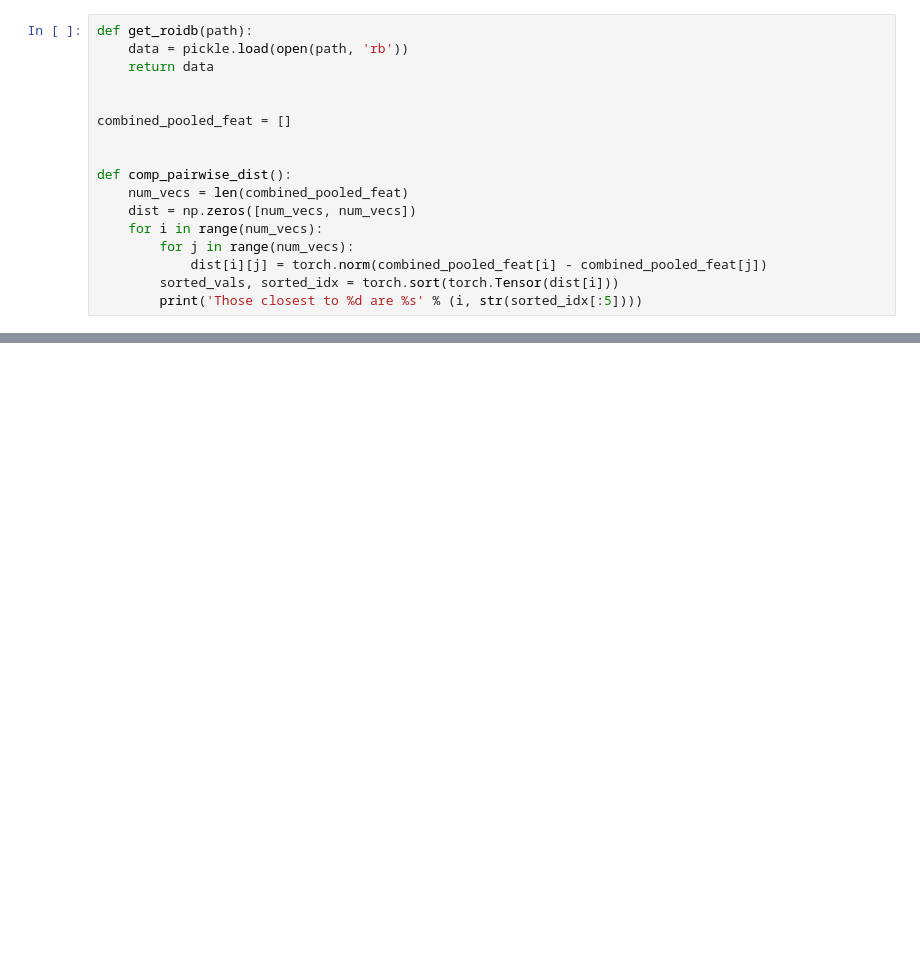
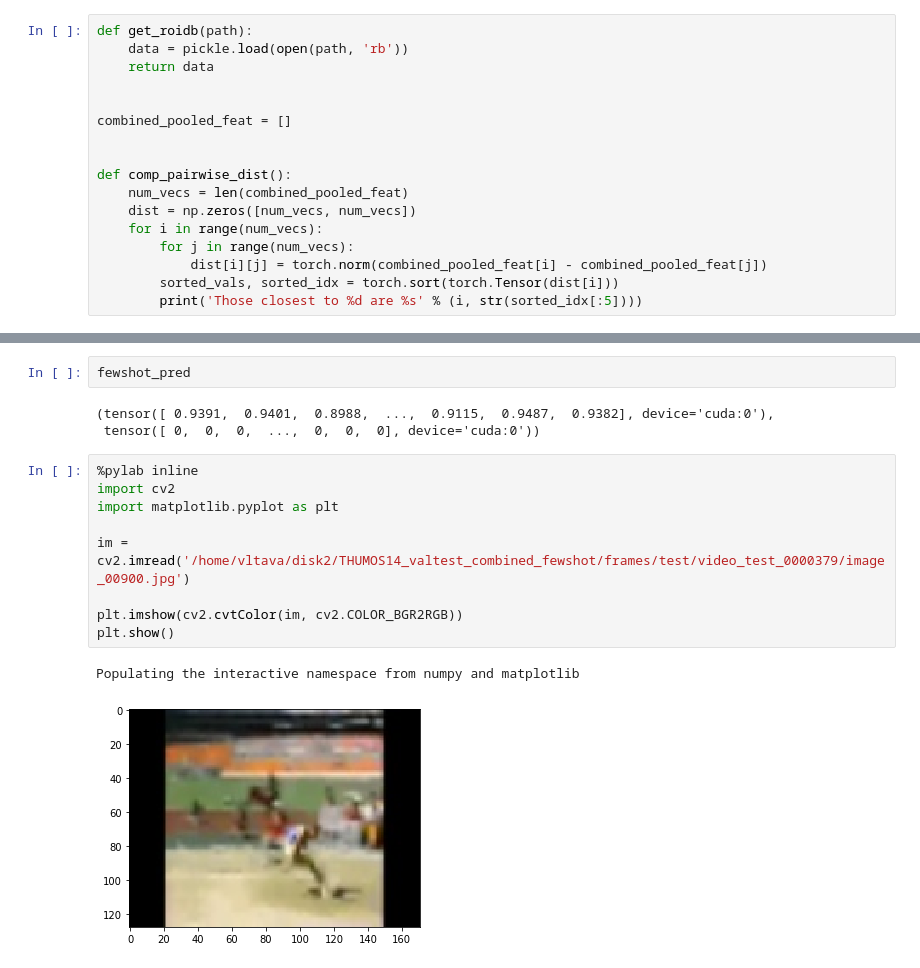
Before and after one commit to bcliu/few-shot-activity-localization, a Jupyter notebook: rc3d-chen/test_net.ipynb, the cells around one changed output, grey strips where cells are left out. Cells and saved outputs as stored; diff of their text form; blank space fills up the shorter version.

Commit message:
Fewshot prediction computation

```diff
--- a/rc3d-chen/test_net.ipynb
+++ b/rc3d-chen/test_net.ipynb
@@ -427,0 +424,17 @@ KeyboardInterrupt:
+# %%
+fewshot_pred
+# %% [output]
+(tensor([ 0.9391,  0.9401,  0.8988,  ...,  0.9115,  0.9487,  0.9382], device='cuda:0'),
+ tensor([ 0,  0,  0,  ...,  0,  0,  0], device='cuda:0'))
+# %%
+%pylab inline
+import cv2
+import matplotlib.pyplot as plt
+
+im = cv2.imread('/home/vltava/disk2/THUMOS14_valtest_combined_fewshot/frames/test/video_test_0000379/image_00900.jpg')
+
+plt.imshow(cv2.cvtColor(im, cv2.COLOR_BGR2RGB))
+plt.show()
+# %% [output]
+Populating the interactive namespace from numpy and matplotlib
+[figure, added]
```
Also changed, not shown: parts of 6 cells of this notebook, 6 other files.
